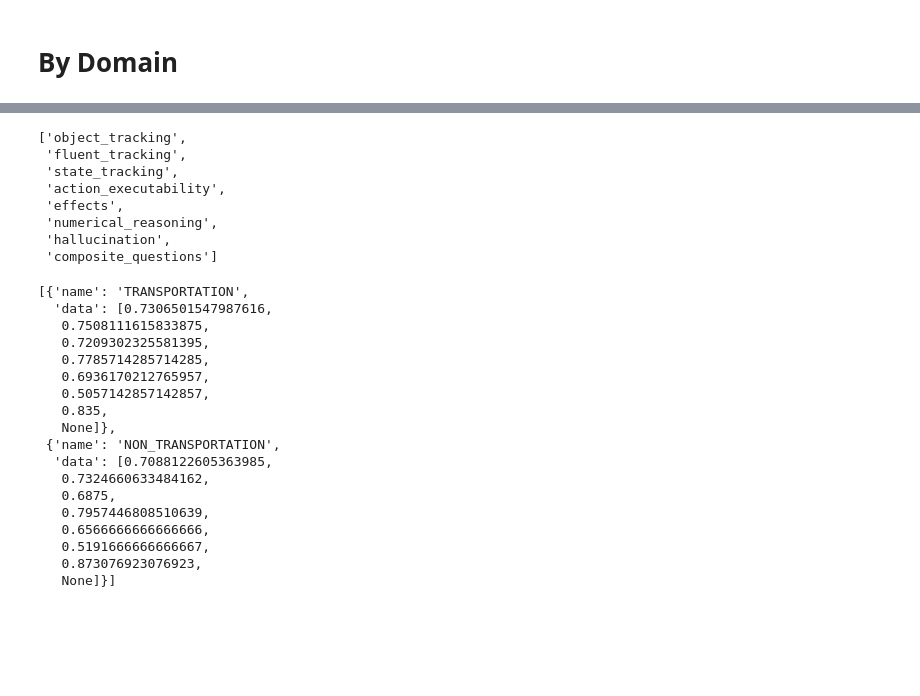
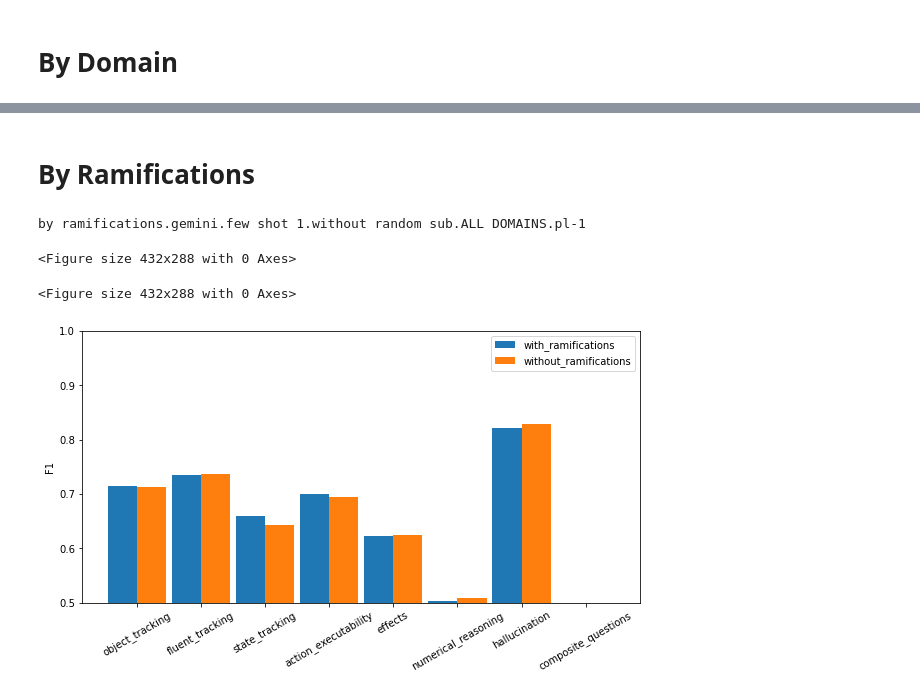
Before and after one commit to izuminka/reasoning_about_actions, a Jupyter notebook: src/analysis/plots/by_question_cat.ipynb, the cells around one changed output, grey strips where cells are left out. Cells and saved outputs as stored; diff of their text form; code cells hidden in the pictures; blank space fills up the shorter version.

```diff
--- a/src/analysis/plots/by_question_cat.ipynb
+++ b/src/analysis/plots/by_question_cat.ipynb
@@ -87,32 +83,27 @@ plt.savefig(save_path, transparent=True, format="pdf", bbox_inches='tight')
-# %%
-categories
-# %% [output]
-['object_tracking',
- 'fluent_tracking',
- 'state_tracking',
- 'action_executability',
- 'effects',
- 'numerical_reasoning',
- 'hallucination',
- 'composite_questions']
-# %%
-data_all
-# %% [output]
-[{'name': 'TRANSPORTATION',
-  'data': [0.7306501547987616,
-   0.7508111615833875,
-   0.7209302325581395,
-   0.7785714285714285,
-   0.6936170212765957,
-   0.5057142857142857,
-   0.835,
-   None]},
- {'name': 'NON_TRANSPORTATION',
-  'data': [0.7088122605363985,
-   0.7324660633484162,
-   0.6875,
-   0.7957446808510639,
-   0.6566666666666666,
-   0.5191666666666667,
-   0.873076923076923,
-   None]}]
+# %% [markdown]
+# By Ramifications
+# %%
+domain = ALL_DOMAINS_KEY
+
+data_all = []
+for ramifications in RAMIFICATION_TYPES:
+    plt.figure()
+    data = {NAME_KEY: ramifications, DATA_KEY: []}
+    for question_category in categories:
+            res = filter_single_selector(stats_all, plan_length, question_category, ramifications, model_name, prompt_type, domain, answer_type, subs)
+            data[DATA_KEY].append(res)
+    data_all.append(data)
+
+plt_n_bars(categories, data_all)
+plt.ylabel('F1')
+plt.ylim([0.5,1])
+
+save_name = f'by_ramifications.{model_name}.{prompt_type}.{subs}.{domain}.pl-{plan_length}'
+save_path = os.path.join(save_dir, f'{save_name}.pdf')
+plt.savefig(save_path, transparent=True, format="pdf", bbox_inches='tight')
+print(save_name.replace('_', ' '))
+# %% [output]
+by ramifications.gemini.few shot 1.without random sub.ALL DOMAINS.pl-1
+<Figure size 432x288 with 0 Axes>
+<Figure size 432x288 with 0 Axes>
+[figure, added]
```
Also changed, not shown: parts of 5 cells of this notebook.
